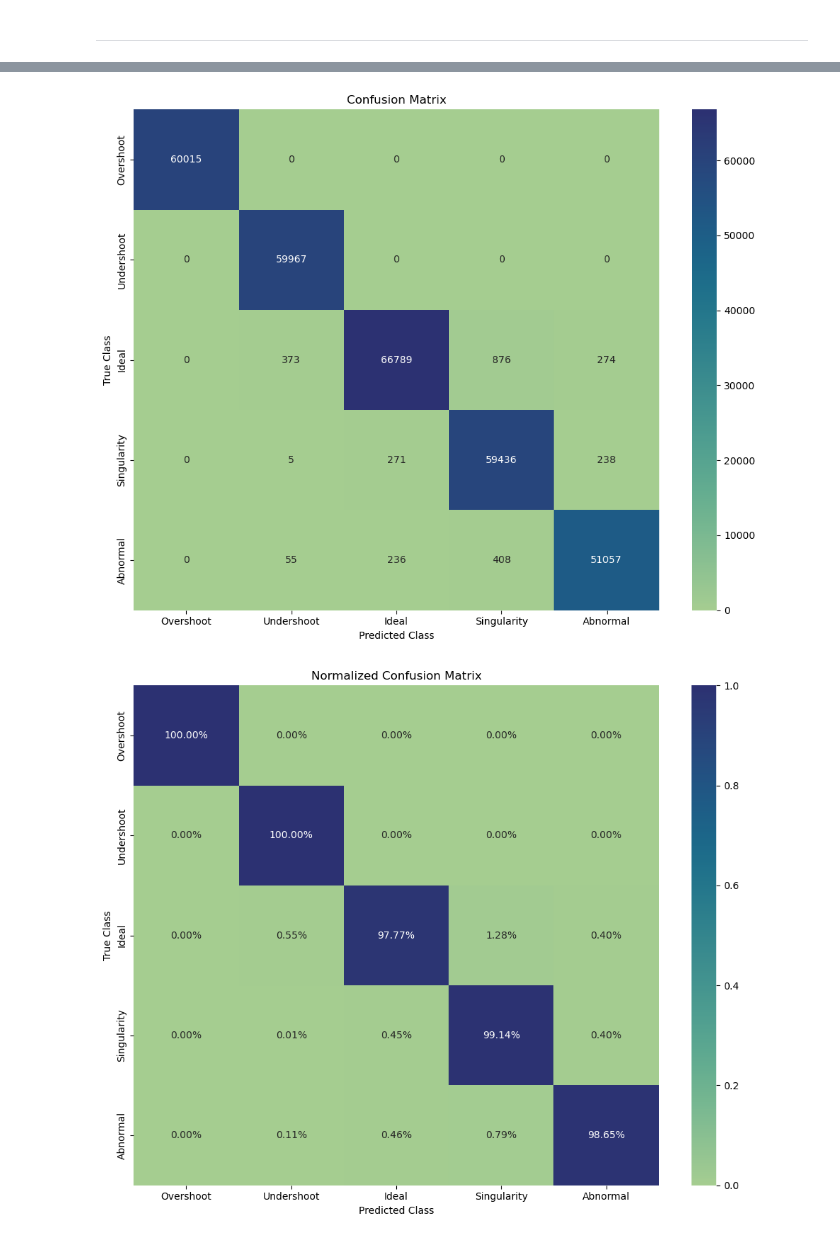
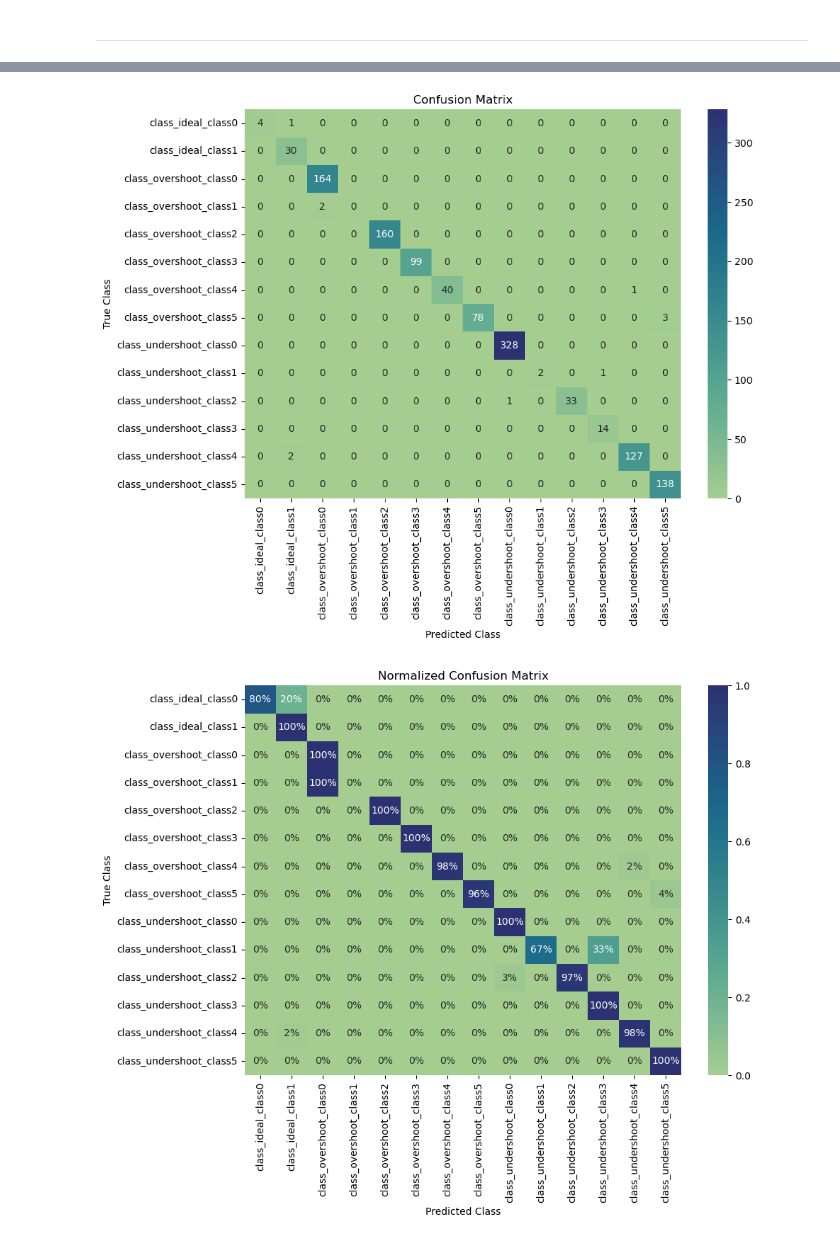
Before and after one commit to fanrado/CHN_CLASSIFIER_CE, a Jupyter notebook: Training using simulation.ipynb, the cells around one changed output, grey strips where cells are left out. Cells and saved outputs as stored; diff of their text form; code cells hidden in the pictures.

```diff
--- a/Training using simulation.ipynb
+++ b/Training using simulation.ipynb
@@ -169,10 +210,10 @@ evals = [(dtrain, 'train'), (dval, 'validation')]
 model = xgb.train(
     params=params,
     dtrain=dtrain,
-    # num_boost_round=100,
-    num_boost_round = 200,
+    num_boost_round=1000,
+    # num_boost_round = 200,
     evals=evals,
-    # early_stopping_rounds=20,
+    early_stopping_rounds=20,
     verbose_eval=True
 )
 # %% [output]
@@ -433,6 +449,7 @@ array([[5.1908976e-01, 5.9322226e-01, 5.0473226e-08, 7.1135338e-04,
 # %%
 # Convert predictions to DataFrame with named columns
-columns = ['Overshoot', 'Undershoot', 'Ideal', 'Singularity', 'Abnormal']
+# columns = ['Overshoot', 'Undershoot', 'Ideal', 'Singularity', 'Abnormal']
+columns = targets
 pred_df = pd.DataFrame(preds, index=X_test.index, columns=columns)
 pred_df
 # %% [output]
@@ -488,5 +505,5 @@ test_df
 # %%
-test_df['trueClass'] = test_df['trueClass'].map({'class_1': 'Overshoot', 'class_2': 'Undershoot', 'class_3': 'Ideal', 'class_4': 'Singularity', 'class_5': 'Abnormal'})
+# test_df['trueClass'] = test_df['trueClass'].map({'class_1': 'Overshoot', 'class_2': 'Undershoot', 'class_3': 'Ideal', 'class_4': 'Singularity', 'class_5': 'Abnormal'})
 # %%
 test_df
 # %% [output]
@@ -505,0 +523,3 @@ test_df
+# %%
+test_df['trueClass'] = test_df['trueClass'].apply(lambda x: '_'.join(x.split('_')[1:]))
+test_df['predicted_class'] = test_df['predicted_class'].apply(lambda x: '_'.join(x.split('_')[1:]))
@@ -513,39 +549,43 @@ import seaborn as sns
 from sklearn.metrics import confusion_matrix
 
 # Create confusion matrix
 cm = confusion_matrix(y_true=test_df['trueClass'], y_pred=test_df['predicted_class'])
 
 # Create a figure and axis
 plt.figure(figsize=(10, 8))
 
 # Create heatmap
 sns.heatmap(cm, annot=True, fmt='d', cmap='crest',
-            xticklabels=['Overshoot', 'Undershoot', 'Ideal', 'Singularity', 'Abnormal'],  # If your classes are 0-4
-            yticklabels=['Overshoot', 'Undershoot', 'Ideal', 'Singularity', 'Abnormal'])  # If your classes are 0-4
+            # xticklabels=['Overshoot', 'Undershoot', 'Ideal', 'Singularity', 'Abnormal'],  # If your classes are 0-4
+            # yticklabels=['Overshoot', 'Undershoot', 'Ideal', 'Singularity', 'Abnormal'])  # If your classes are 0-4
+            xticklabels=targets,
+            yticklabels=targets)
 
 # Add labels
 plt.xlabel('Predicted Class')
 plt.ylabel('True Class')
 plt.title('Confusion Matrix')
 
 # Show plot
 plt.tight_layout()
 plt.show()
 
 # If you want to normalize the confusion matrix (show percentages)
 cm_normalized = cm.astype('float') / cm.sum(axis=1)[:, np.newaxis]
 plt.figure(figsize=(10, 8))
-sns.heatmap(cm_normalized, annot=True, fmt='.2%', cmap='crest',
-            xticklabels=['Overshoot', 'Undershoot', 'Ideal', 'Singularity', 'Abnormal'],
-            yticklabels=['Overshoot', 'Undershoot', 'Ideal', 'Singularity', 'Abnormal'])
+sns.heatmap(cm_normalized, annot=True, fmt='.0%', cmap='crest',
+            # xticklabels=['Overshoot', 'Undershoot', 'Ideal', 'Singularity', 'Abnormal'],
+            # yticklabels=['Overshoot', 'Undershoot', 'Ideal', 'Singularity', 'Abnormal'])
+            xticklabels=targets,
+            yticklabels=targets)
 plt.xlabel('Predicted Class')
 plt.ylabel('True Class')
 plt.title('Normalized Confusion Matrix')
 plt.tight_layout()
 plt.show()
 # {'class_1': 'Overshoot', 'class_2': 'Undershoot', 'class_3': 'Ideal', 'class_4': 'Singularity', 'class_5': 'Abnormal'}
 # %% [output]
-[figure, old version]
+[figure, new version]
-[figure, old version]
+[figure, new version]
 # %%
 (100+100+92.43+86.66+94.90)/5
```
Also changed, not shown: parts of 23 cells of this notebook.
